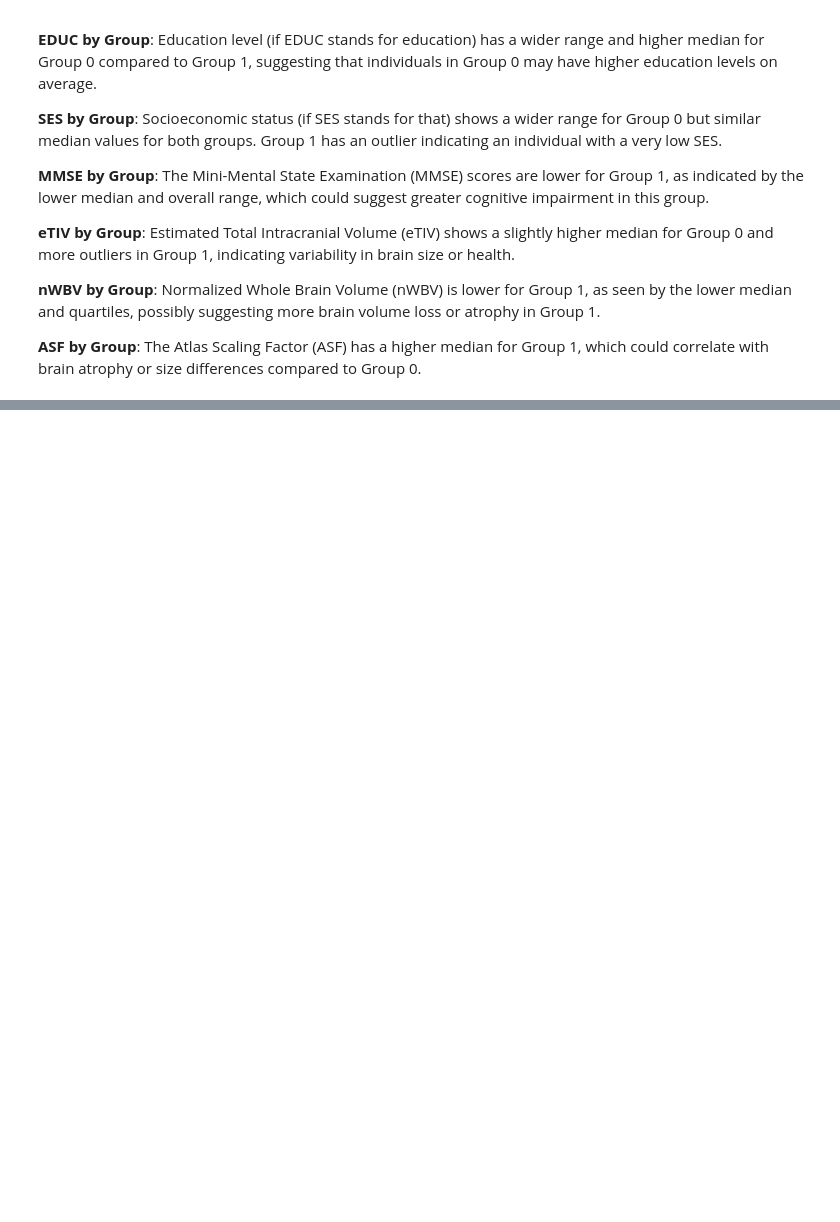
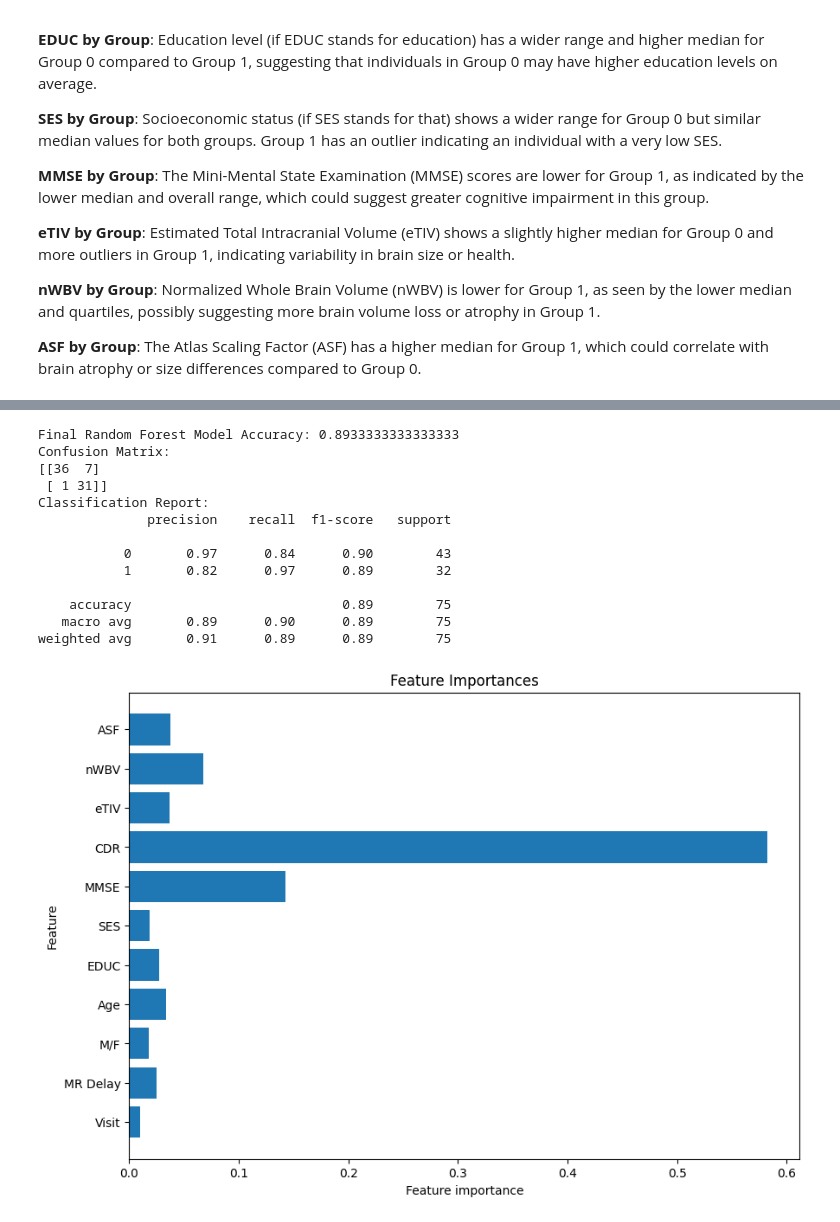
Before and after one commit to Redback-Operations/redback-senior-tech, a Jupyter notebook: Data Science/Alzeimer's Prediction/prediction_model_1.ipynb, the cells around one changed output, grey strips where cells are left out. Saved outputs shown, nothing was run; the diff lists cells and outputs as text; code cells hidden in the pictures; blank space fills up the shorter version.

```diff
--- a/Data Science/Alzeimer's Prediction/prediction_model_1.ipynb
+++ b/Data Science/Alzeimer's Prediction/prediction_model_1.ipynb
@@ -160,0 +252,80 @@ plt.show()
+# %%
+from sklearn.ensemble import RandomForestClassifier
+# Assuming 'cleaned' is your preprocessed DataFrame
+cleaned['Group'] = cleaned['Group'].astype('category')
+Y = cleaned['Group']
+X = cleaned.drop(['Group', 'Subject ID', 'MRI ID', 'Hand'], axis=1)
+
+# Splitting the dataset into training and testing sets (for final evaluation)
+X_train, X_test, y_train, y_test = train_test_split(X, Y, test_size=0.2, random_state=42)
+
+# Initialize K-Fold for cross-validation
+kf = KFold(n_splits=5, shuffle=True, random_state=42)
+
+# List to store the best scores from each fold
+best_scores = []
+
+# Initialize an empty list to collect feature importances
+feature_importances = np.zeros(X_train.shape[1])
+
+for train_index, val_index in kf.split(X_train):
+    # Split data
+    X_train_k, X_val_k = X_train.iloc[train_index], X_train.iloc[val_index]
+    y_train_k, y_val_k = y_train.iloc[train_index], y_train.iloc[val_index]
+
+    # Initialize the Random Forest model
+    rf_model = RandomForestClassifier(random_state=42, n_jobs=-1)
+
+    # Fit the model
+    rf_model.fit(X_train_k, y_train_k)
+
+    # Evaluate the model
+    y_pred_val = rf_model.predict(X_val_k)
+    accuracy_val = accuracy_score(y_val_k, y_pred_val)
+    best_scores.append(accuracy_val)
+
+    # Aggregate the feature importances
+    feature_importances += rf_model.feature_importances_
+
+# Average feature importances
+feature_importances /= kf.get_n_splits()
+
+# Train a final Random Forest model on the entire training set
+final_rf_model = RandomForestClassifier(random_state=42, n_jobs=-1)
+final_rf_model.fit(X_train, y_train)
+
+# Predict on the test set and evaluate
+y_pred_test = final_rf_model.predict(X_test)
+accuracy_test = accuracy_score(y_test, y_pred_test)
+conf_matrix = confusion_matrix(y_test, y_pred_test)
+classification_rep = classification_report(y_test, y_pred_test)
+
+print(f"Final Random Forest Model Accuracy: {accuracy_test}")
+print("Confusion Matrix:")
+print(conf_matrix)
+print("Classification Report:")
+print(classification_rep)
+
+# Feature importances can give insight on how each feature contributes to the model
+plt.figure(figsize=(10, 7))
+plt.title("Feature Importances")
+plt.barh(range(X_train.shape[1]), feature_importances, align='center')
+plt.yticks(np.arange(X_train.shape[1]), X_train.columns)
+plt.xlabel("Feature importance")
+plt.ylabel("Feature")
+plt.show()
+# %% [output]
+Final Random Forest Model Accuracy: 0.8933333333333333
+Confusion Matrix:
+[[36  7]
+ [ 1 31]]
+Classification Report:
+              precision    recall  f1-score   support
+
+           0       0.97      0.84      0.90        43
+           1       0.82      0.97      0.89        32
+
+    accuracy                           0.89        75
+   macro avg       0.89      0.90      0.89        75
+weighted avg       0.91      0.89      0.89        75
+[figure, added]
```
Also changed, not shown: parts of 12 cells of this notebook.
